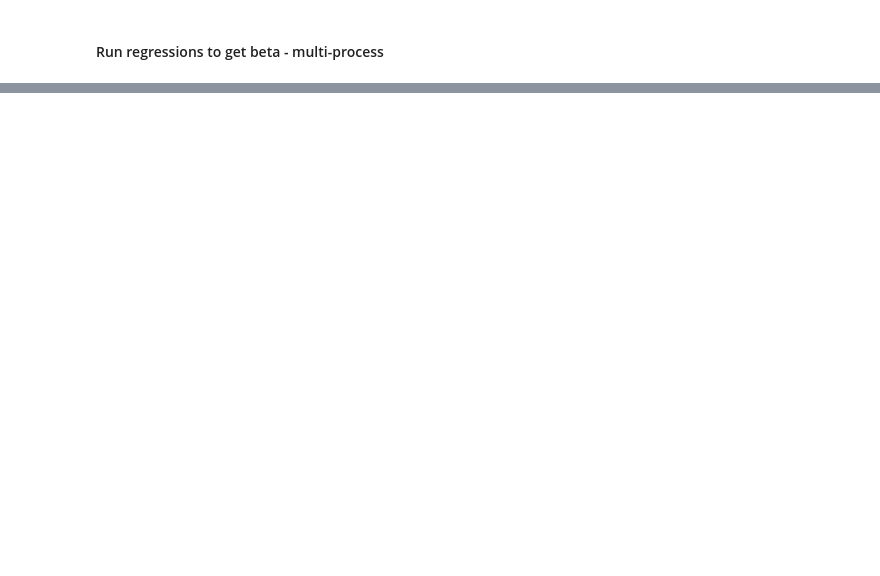
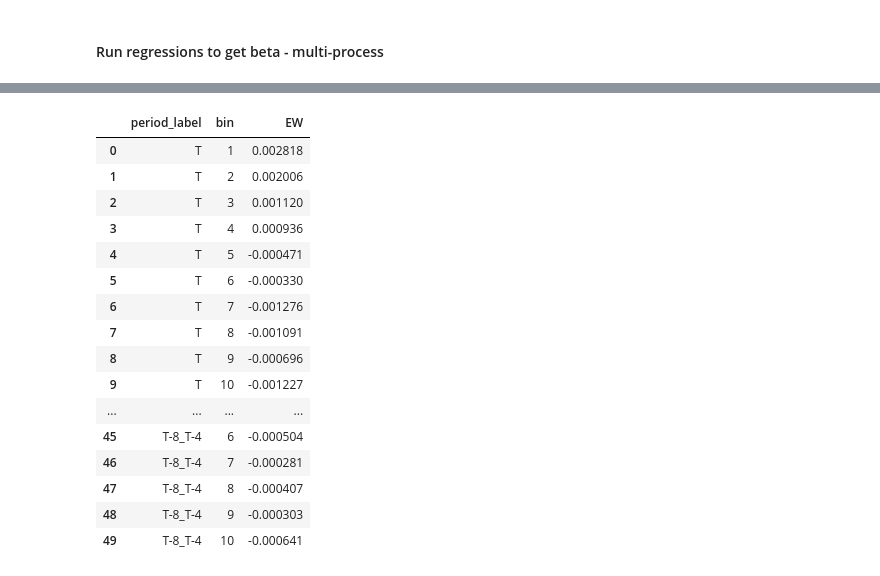
Before and after one commit to yeyechen/DashForCash, a Jupyter notebook: src/analysis.ipynb, the cells around one changed output, grey strips where cells are left out. Cells and saved outputs as stored; diff of their text form; code cells hidden in the pictures; blank space fills up the shorter version.

```diff
--- a/src/analysis.ipynb
+++ b/src/analysis.ipynb
@@ -243,0 +214,27 @@ combined_results
+# %%
+# TODO: add value weighted
+bins = beta_df.groupby(['period_label', 'bin']).apply(
+    lambda g: pd.Series({
+        'EW': g['ret'].mean(),
+    })
+).reset_index()
+# %%
+bins
+# %% [output]
+|  | period_label | bin | EW |
+| 0 | T | 1 | 0.002818 |
+| 1 | T | 2 | 0.002006 |
+| 2 | T | 3 | 0.001120 |
+| 3 | T | 4 | 0.000936 |
+| 4 | T | 5 | -0.000471 |
+| 5 | T | 6 | -0.000330 |
+| 6 | T | 7 | -0.001276 |
+| 7 | T | 8 | -0.001091 |
+| 8 | T | 9 | -0.000696 |
+| 9 | T | 10 | -0.001227 |
+| ... | ... | ... | ... |
+| 45 | T-8_T-4 | 6 | -0.000504 |
+| 46 | T-8_T-4 | 7 | -0.000281 |
+| 47 | T-8_T-4 | 8 | -0.000407 |
+| 48 | T-8_T-4 | 9 | -0.000303 |
+| 49 | T-8_T-4 | 10 | -0.000641 |
```
Also changed, not shown: parts of 22 cells of this notebook.
